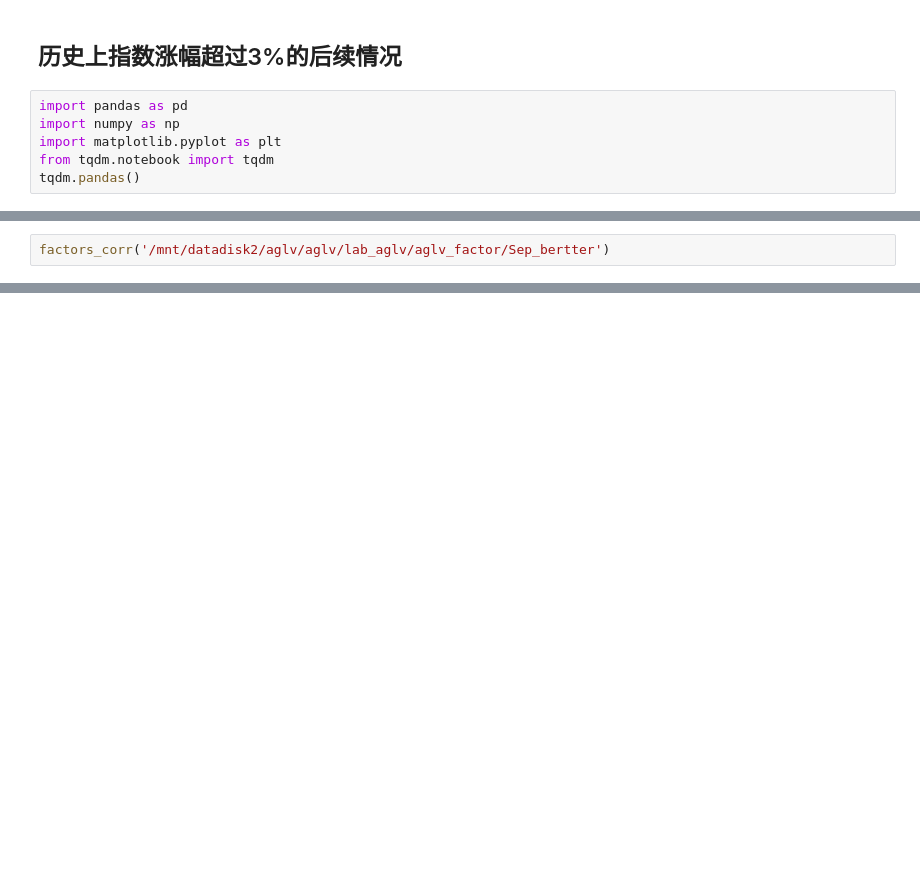
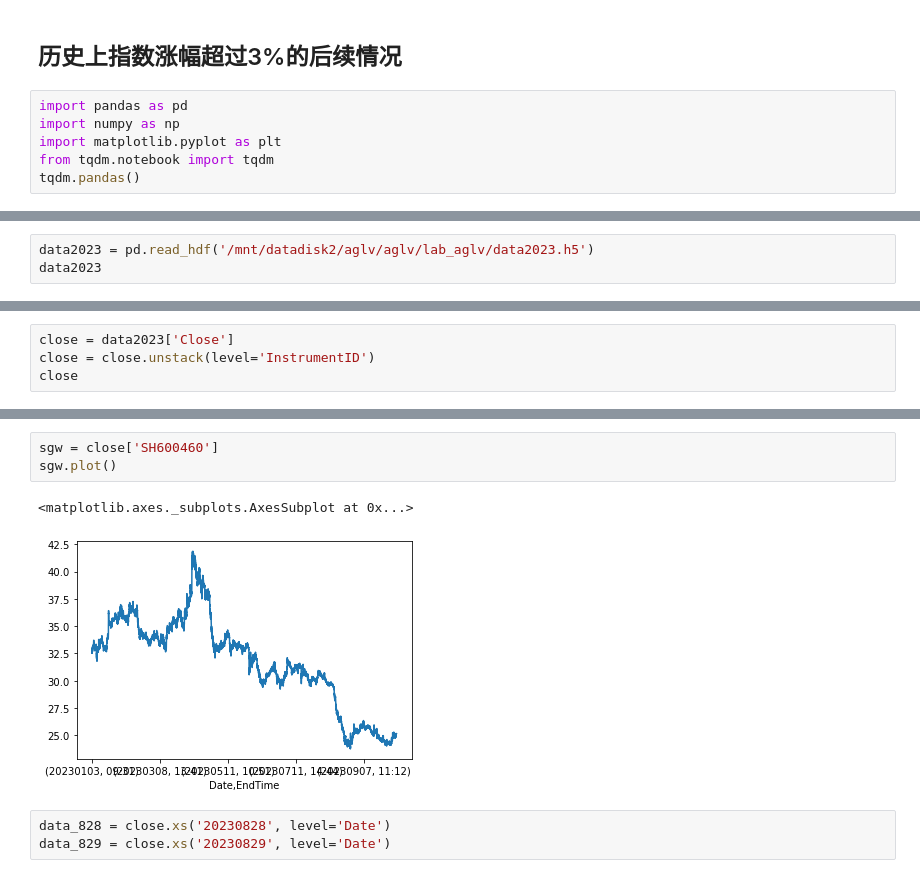
Before and after one commit to ForestMayJun/Quant_v3, a Jupyter notebook: alpha_Sep/index_up_test.ipynb, the cells around one changed output, grey strips where cells are left out. Drawn from its saved outputs; the diff is of its cells as text; blank space fills up the shorter version.

```diff
--- a/alpha_Sep/index_up_test.ipynb
+++ b/alpha_Sep/index_up_test.ipynb
@@ -88,3 +158,4 @@ def factors_corr(factor_folder):
 # %%
-factors_corr('/mnt/datadisk2/aglv/aglv/lab_aglv/aglv_factor/Sep_bertter')
+data2023 = pd.read_hdf('/mnt/datadisk2/aglv/aglv/lab_aglv/data2023.h5')
+data2023
 # %% [output]
@@ -133,0 +176,4 @@ def check_extrme_factor(factor:pd.DataFrame, date, rolling_day=10, is_large=True
+# %%
+close = data2023['Close']
+close = close.unstack(level='InstrumentID')
+close
@@ -133,0 +195,9 @@ def check_extrme_factor(factor:pd.DataFrame, date, rolling_day=10, is_large=True
+# %%
+sgw = close['SH600460']
+sgw.plot()
+# %% [output]
+<matplotlib.axes._subplots.AxesSubplot at 0x...>
+[figure, added]
+# %%
+data_828 = close.xs('20230828', level='Date')
+data_829 = close.xs('20230829', level='Date')
```
Also changed, not shown: parts of 29 cells of this notebook, 5 other files.
